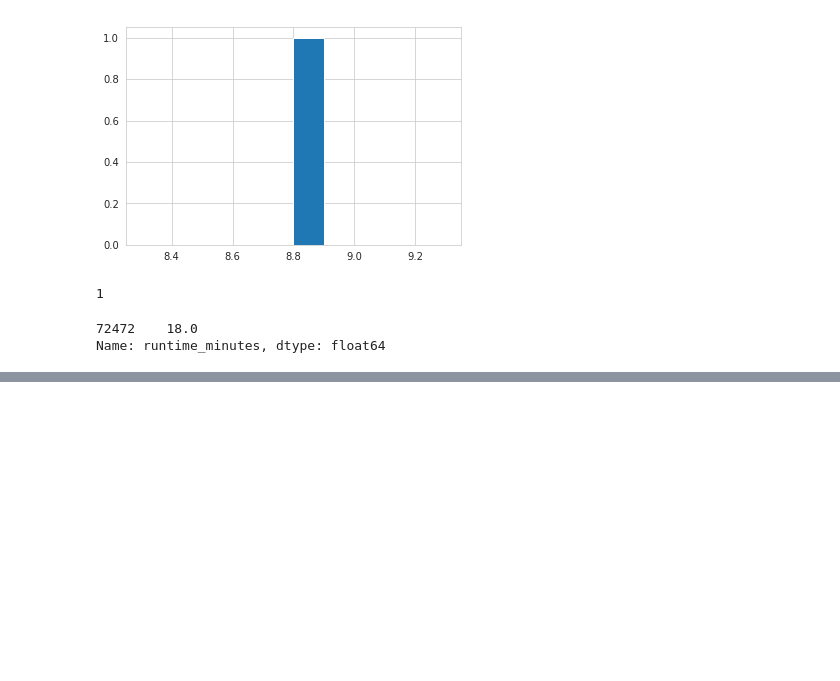
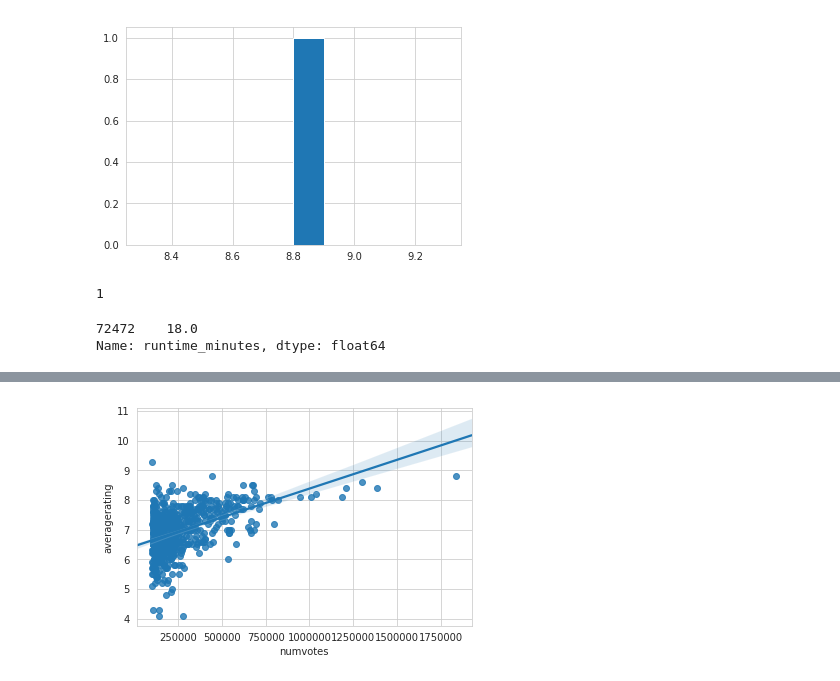
Before and after one commit to nt-ds/movie-industry-consulting-firm, a Jupyter notebook: imdb_files.ipynb, the cells around one changed output, grey strips where cells are left out. Cells and saved outputs as stored; diff of their text form; code cells hidden in the pictures; blank space fills up the shorter version.

```diff
--- a/imdb_files.ipynb
+++ b/imdb_files.ipynb
@@ -585,0 +721,4 @@ Name: runtime_minutes, dtype: float64
+# %%
+sns.regplot(x="numvotes", y="averagerating", data=more_votes);
+# %% [output]
+[figure, added]
```
Also changed, not shown: parts of 37 cells of this notebook.
